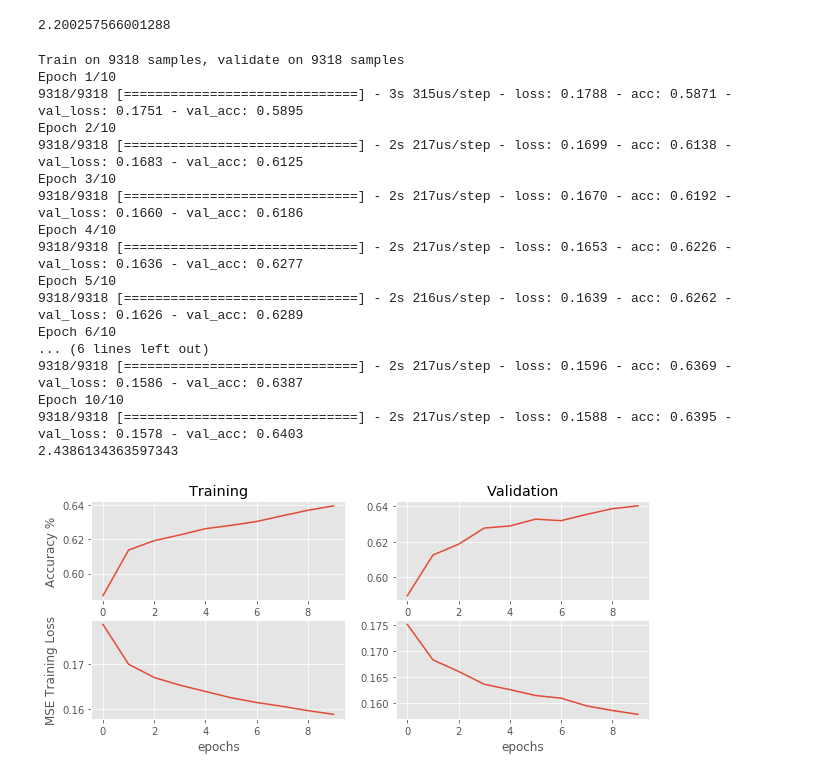
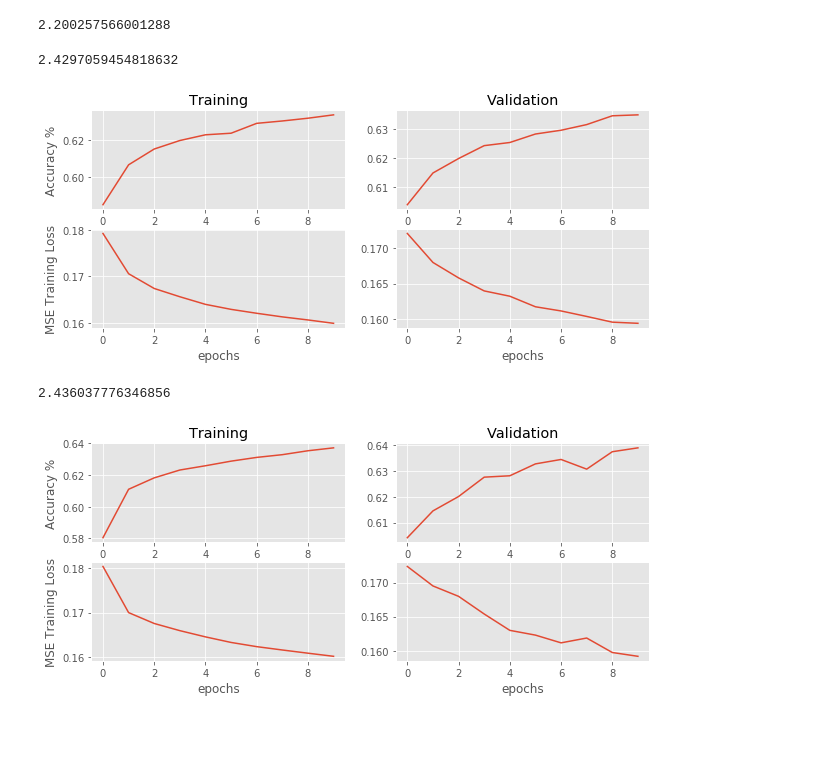
Before and after one commit to jamesothomas/MachineLearningPython, a Jupyter notebook: Lab5/Deep_and_Wide modeling.ipynb, the cells around one changed output. Cells and saved outputs as stored; diff of their text form; code cells hidden in the pictures; blank space fills up the shorter version.

Commit message:
plot function added

```diff
--- a/Lab5/Deep_and_Wide modeling.ipynb
+++ b/Lab5/Deep_and_Wide modeling.ipynb
@@ -461,6 +459,7 @@ class deep_and_wide_all_wraped(object):
         self.cross_columns = cross_columns
         self.deep_layers = deep_layers
         self.epochs = epochs
+
     def build_model(self):
         K.clear_session()
         self.model = deep_and_wide(self.cross_columns,self.deep_layers)
@@ -474,7 +473,7 @@ class deep_and_wide_all_wraped(object):
                         y_train,
                         epochs=self.epochs,
                         batch_size=32,
-                        verbose=1,
+                        verbose=0,
                         validation_data = (X_ints_test + [X_test_num], y_test))
         return self.history
 
@@ -483,7 +482,7 @@ class deep_and_wide_all_wraped(object):
         cost = find_cost_metric(y_test,yhat,my_cost_matrix)
         return cost
 
-    def plt(self):
+    def plot(self):
         plt.figure(figsize=(10,4))
         plt.subplot(2,2,1)
         plt.plot(self.history.history['acc'])
@@ -505,28 +529,24 @@ class deep_and_wide_all_wraped(object):
 # %%
 cross_columns = [['admission_type_id','admission_source_id'],  ['gender','race']]
 deep_layers = [[50,'relu','deep1'],[25,'relu','deep2'],[10,'relu','deep3']]
 
-model = deep_and_wide_all_wraped(cross_columns,deep_layers,epochs=10)
-hist1 = model.fit()
-model.plt()
-cost = model.cost_predict(X_ints_test,X_test_num)
-print(cost)
+model_1 = deep_and_wide_all_wraped(cross_columns,deep_layers,epochs=10)
+hist_1 = model_1.fit()
+model_1.plot()
+cost_1 = model_1.cost_predict(X_ints_test,X_test_num)
+print(cost_1)
 # %% [output]
-Train on 9318 samples, validate on 9318 samples
-Epoch 1/10
-9318/9318 [==============================] - 3s 315us/step - loss: 0.1788 - acc: 0.5871 - val_loss: 0.1751 - val_acc: 0.5895
-Epoch 2/10
-9318/9318 [==============================] - 2s 217us/step - loss: 0.1699 - acc: 0.6138 - val_loss: 0.1683 - val_acc: 0.6125
-Epoch 3/10
-9318/9318 [==============================] - 2s 217us/step - loss: 0.1670 - acc: 0.6192 - val_loss: 0.1660 - val_acc: 0.6186
-Epoch 4/10
-9318/9318 [==============================] - 2s 217us/step - loss: 0.1653 - acc: 0.6226 - val_loss: 0.1636 - val_acc: 0.6277
-Epoch 5/10
-9318/9318 [==============================] - 2s 216us/step - loss: 0.1639 - acc: 0.6262 - val_loss: 0.1626 - val_acc: 0.6289
-Epoch 6/10
-... (6 lines left out)
-9318/9318 [==============================] - 2s 217us/step - loss: 0.1596 - acc: 0.6369 - val_loss: 0.1586 - val_acc: 0.6387
-Epoch 10/10
-9318/9318 [==============================] - 2s 217us/step - loss: 0.1588 - acc: 0.6395 - val_loss: 0.1578 - val_acc: 0.6403
-2.4386134363597343
+2.4297059454818632
-[figure, old version]
+[figure, new version]
+# %%
+cross_columns = [['admission_type_id','admission_source_id'],  ['gender','race']]
+deep_layers = [[50,'relu','deep1'],[25,'relu','deep2'],[25,'relu','deep3'],[10,'relu','deep4']]
+
+model_2 = deep_and_wide_all_wraped(cross_columns,deep_layers,epochs=10)
+hist_2 = model_2.fit()
+model_2.plot()
+cost_2 = model_2.cost_predict(X_ints_test,X_test_num)
+print(cost_2)
+# %% [output]
+2.436037776346856
+[figure, added]
```
Also changed, not shown: parts of 3 cells of this notebook.
